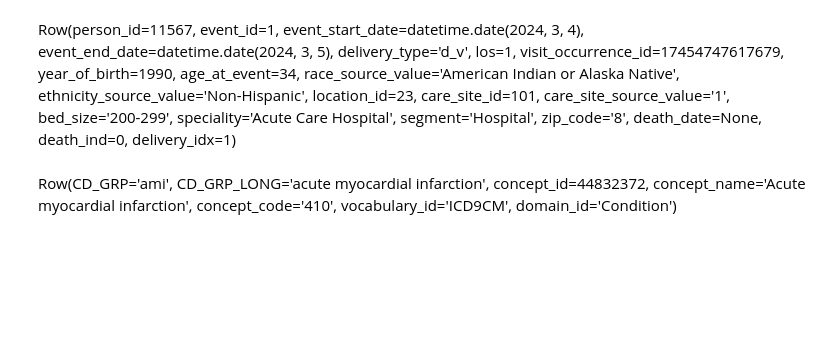
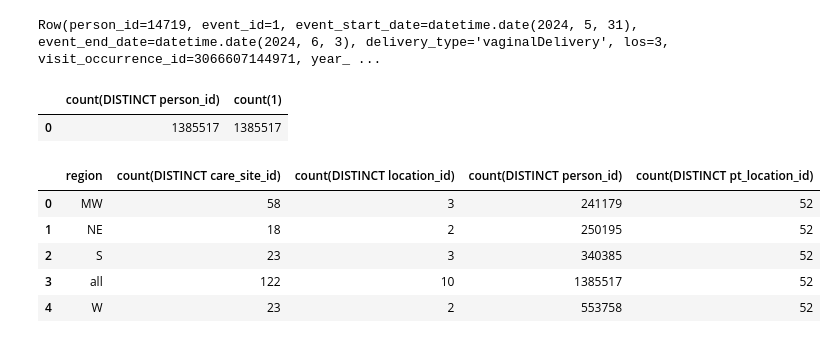
Before and after one commit to gpcnetwork/r21_drivers_mu, a Jupyter notebook: src/Python/cohort_omop.ipynb, the cells around one changed output. Drawn from its saved outputs; the diff is of its cells as text; code cells hidden in the pictures; blank space fills up the shorter version.

```diff
--- a/src/Python/cohort_omop.ipynb
+++ b/src/Python/cohort_omop.ipynb
@@ -258,12 +268,19 @@ delivery_elig = spark.sql('''
     select s.person_id,
            s.event_id,
            s.visit_occurrence_id,
+           s.care_site_id,
            cs.care_site_source_value,
+           cs.location_id,
+           -- loc.state,
+           -- loc.city,
+           loc.zip,
+           -- loc.location_source_value,
            s.delivery_type,
            s.event_start_dt as event_start_date,
            s.event_end_date
     from session_order s
     join care_site cs on s.care_site_id = cs.care_site_id
+    left join location loc on cs.location_id = loc.location_id
     where s.rn = 1
     order by s.person_id, s.event_id
 ''').cache()
@@ -287,23 +321,37 @@ delivery_elig_tbl1 = spark.sql('''
            --p.day_of_birth,
            p.race_source_value,
            p.ethnicity_source_value,
-           p.location_id,
-           p.care_site_id,
-           d.care_site_source_value,
+           p.location_id as pt_location_id,
+           ploc.zip as pt_zip,
+           p.care_site_id as pcp_care_site_id,
+           loc.zip as pcp_care_site_zip,
+           d.care_site_id,
+           d.location_id,
+           d.zip,
+           case when d.zip in (0,1) then 'NE'
+                when d.zip in (2,3,7) then 'S'
+                when d.zip in (4,5,6) then 'MW'
+                when d.zip in (8,9) then 'W'
+                else 'NI'
+           end as zip_code_region,
            coalesce(tnt.bed_size,'NI') as bed_size,
            tnt.speciality,
            tnt.segment,
-           tnt.zip_code,
            dth.death_date,
            case when dth.death_date is not null then 1 else 0 end as death_ind,
            row_number() over (partition by d.person_id order by d.event_start_date) as delivery_idx
     from delivery_elig d
     join person p on d.person_id = p.person_id
+    left join location ploc on p.location_id = ploc.location_id
+    left join care_site cs on cs.care_site_id = p.care_site_id
+    left join location loc on cs.location_id = loc.location_id
     left join tenant_attributes tnt on d.care_site_source_value = tnt.tenant
     left join death dth on d.person_id = dth.person_id
-    where year(d.event_start_date) - p.year_of_birth between 10 and 55
+    where year(d.event_start_date) - p.year_of_birth between 10 and 55 and
+          event_start_date between '2015-01-01' and '2024-12-31'
 ''').cache()
-delivery_elig_tbl1.createOrReplaceTempView("delivery_elig_tbl1")
+# delivery_elig_tbl1.createOrReplaceTempView("delivery_elig_tbl1")
+delivery_elig_tbl1.write.mode('overwrite').saveAsTable("delivery_elig_tbl1")
 delivery_elig_tbl1.first()
+# %% [output]
+Row(person_id=14719, event_id=1, event_start_date=datetime.date(2024, 5, 31), event_end_date=datetime.date(2024, 6, 3), delivery_type='vaginalDelivery', los=3, visit_occurrence_id=3066607144971, year_ ...
-# %% [markdown]
-Row(person_id=11567, event_id=1, event_start_date=datetime.date(2024, 3, 4), event_end_date=datetime.date(2024, 3, 5), delivery_type='d_v', los=1, visit_occurrence_id=17454747617679, year_of_birth=1990, age_at_event=34, race_source_value='American Indian or Alaska Native', ethnicity_source_value='Non-Hispanic', location_id=23, care_site_id=101, care_site_source_value='1', bed_size='200-299', speciality='Acute Care Hospital', segment='Hospital', zip_code='8', death_date=None, death_ind=0, delivery_idx=1)
@@ -317,2 +358,25 @@ smm_omop_meta.first()
-# %% [markdown]
-Row(CD_GRP='ami', CD_GRP_LONG='acute myocardial infarction', concept_id=44832372, concept_name='Acute myocardial infarction', concept_code='410', vocabulary_id='ICD9CM', domain_id='Condition')
+# %%
+spark.sql('''
+    select count(distinct person_id), count(*)
+    from delivery_elig_tbl1
+    where delivery_idx = 1
+''').toPandas()
+# %% [output]
+|  | count(DISTINCT person_id) | count(1) |
+| 0 | 1385517 | 1385517 |
+# %%
+spark.sql('''
+    select 'all' as region, count(distinct care_site_id), count(distinct location_id), count(distinct person_id), count(distinct pt_location_id)
+    from delivery_elig_tbl1
+    union
+    select zip_code_region, count(distinct care_site_id), count(distinct location_id), count(distinct person_id), count(distinct pt_location_id)
+    from delivery_elig_tbl1
+    group by zip_code_region
+''').toPandas()
+# %% [output]
+|  | region | count(DISTINCT care_site_id) | count(DISTINCT location_id) | count(DISTINCT person_id) | count(DISTINCT pt_location_id) |
+| 0 | MW | 58 | 3 | 241179 | 52 |
+| 1 | NE | 18 | 2 | 250195 | 52 |
+| 2 | S | 23 | 3 | 340385 | 52 |
+| 3 | all | 122 | 10 | 1385517 | 52 |
+| 4 | W | 23 | 2 | 553758 | 52 |
```
Also changed, not shown: parts of 45 cells of this notebook.
